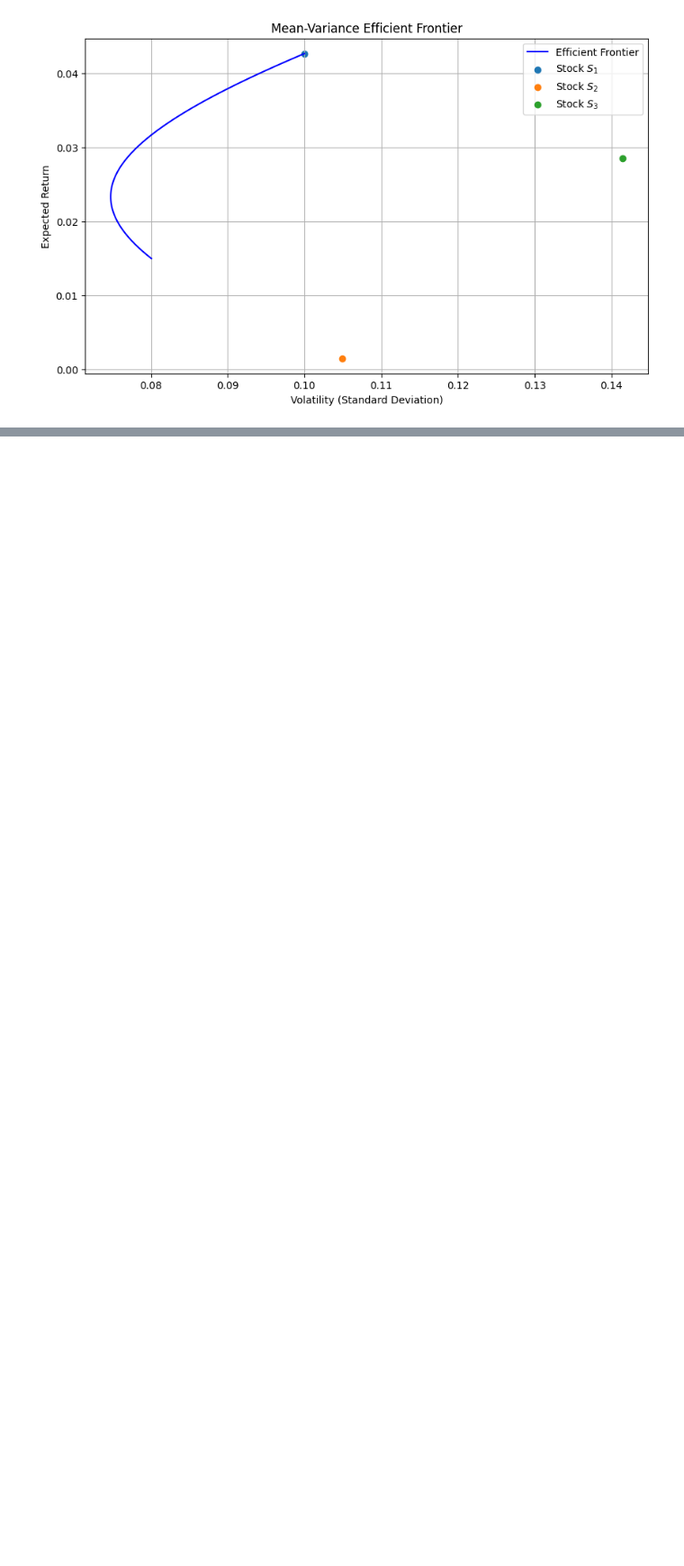
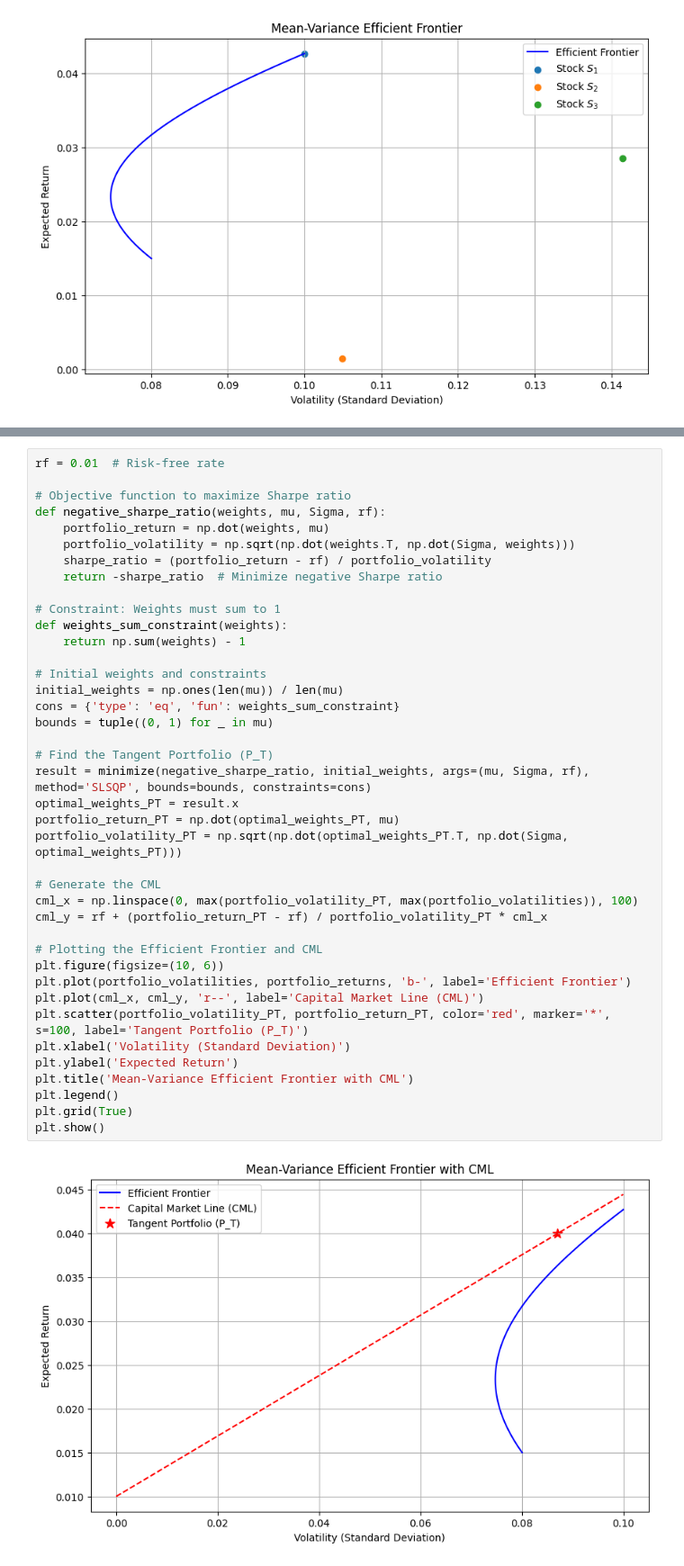
Before and after one commit to bs333/fe-630, a Jupyter notebook: FE630 - Homework/FE630 - Homework #2/fe630-hw2-md/fe630-hw2.ipynb, the cells around one changed output, grey strips where cells are left out. Shown at 90% size. Drawn from its saved outputs; the diff is of its cells as text; blank space fills up the shorter version.

```diff
--- a/FE630 - Homework/FE630 - Homework #2/fe630-hw2-md/fe630-hw2.ipynb
+++ b/FE630 - Homework/FE630 - Homework #2/fe630-hw2-md/fe630-hw2.ipynb
@@ -506,0 +511,42 @@ plt.show()
+# %%
+rf = 0.01  # Risk-free rate
+
+# Objective function to maximize Sharpe ratio
+def negative_sharpe_ratio(weights, mu, Sigma, rf):
+    portfolio_return = np.dot(weights, mu)
+    portfolio_volatility = np.sqrt(np.dot(weights.T, np.dot(Sigma, weights)))
+    sharpe_ratio = (portfolio_return - rf) / portfolio_volatility
+    return -sharpe_ratio  # Minimize negative Sharpe ratio
+
+# Constraint: Weights must sum to 1
+def weights_sum_constraint(weights):
+    return np.sum(weights) - 1
+
+# Initial weights and constraints
+initial_weights = np.ones(len(mu)) / len(mu)
+cons = {'type': 'eq', 'fun': weights_sum_constraint}
+bounds = tuple((0, 1) for _ in mu)
+
+# Find the Tangent Portfolio (P_T)
+result = minimize(negative_sharpe_ratio, initial_weights, args=(mu, Sigma, rf), method='SLSQP', bounds=bounds, constraints=cons)
+optimal_weights_PT = result.x
+portfolio_return_PT = np.dot(optimal_weights_PT, mu)
+portfolio_volatility_PT = np.sqrt(np.dot(optimal_weights_PT.T, np.dot(Sigma, optimal_weights_PT)))
+
+# Generate the CML
+cml_x = np.linspace(0, max(portfolio_volatility_PT, max(portfolio_volatilities)), 100)
+cml_y = rf + (portfolio_return_PT - rf) / portfolio_volatility_PT * cml_x
+
+# Plotting the Efficient Frontier and CML
+plt.figure(figsize=(10, 6))
+plt.plot(portfolio_volatilities, portfolio_returns, 'b-', label='Efficient Frontier')
+plt.plot(cml_x, cml_y, 'r--', label='Capital Market Line (CML)')
+plt.scatter(portfolio_volatility_PT, portfolio_return_PT, color='red', marker='*', s=100, label='Tangent Portfolio (P_T)')
+plt.xlabel('Volatility (Standard Deviation)')
+plt.ylabel('Expected Return')
+plt.title('Mean-Variance Efficient Frontier with CML')
+plt.legend()
+plt.grid(True)
+plt.show()
+# %% [output]
+[figure, added]
```
Also changed, not shown: parts of 3 cells of this notebook.
